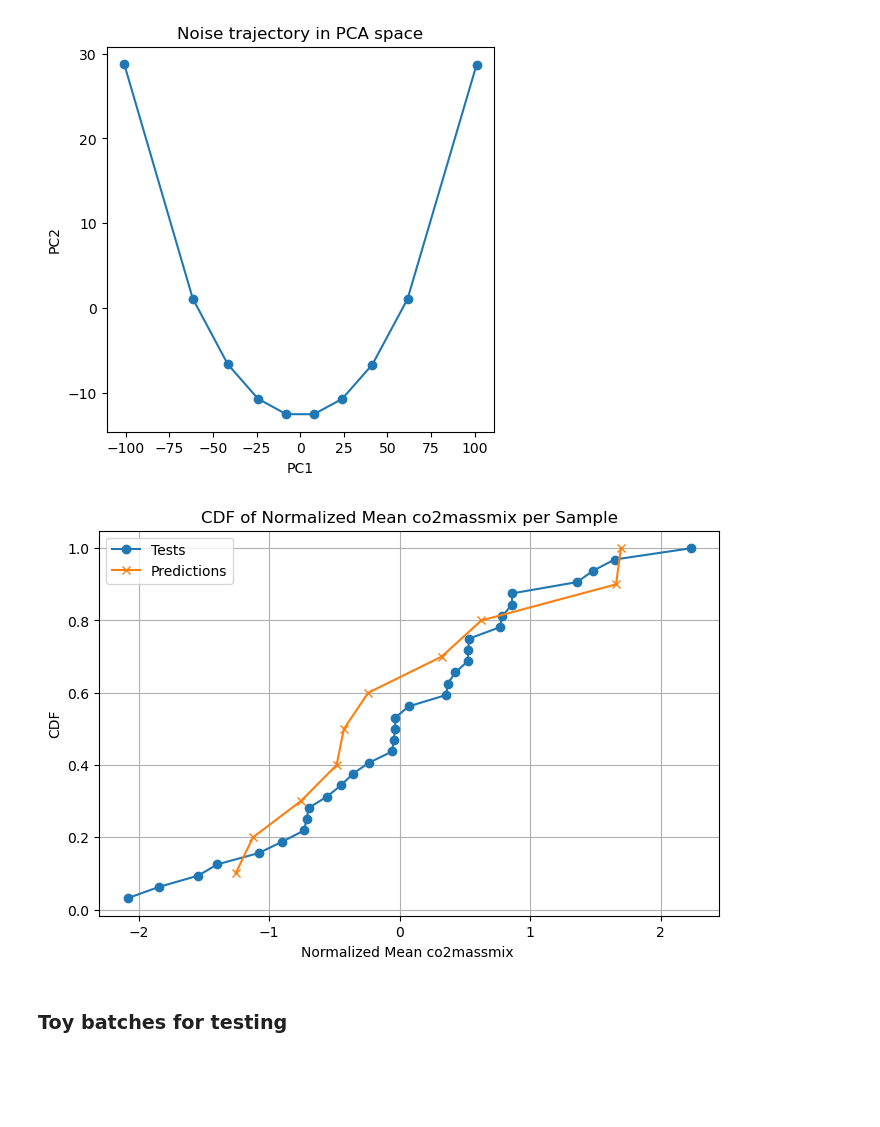
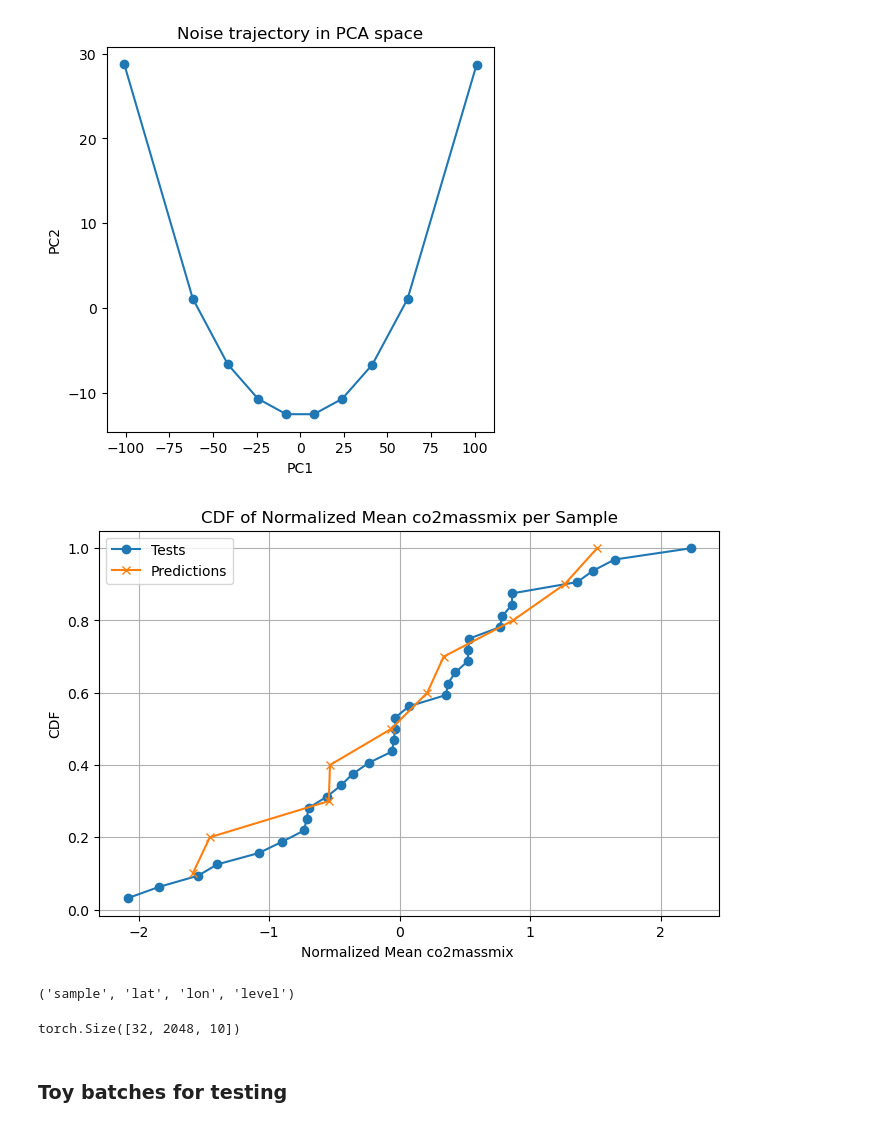
Before and after one commit to vitusbenson/neural_transport, a Jupyter notebook: neural_transport/flowmatching_dev/testScript.ipynb, the cells around one changed output. Drawn from its saved outputs; the diff is of its cells as text; code cells hidden in the pictures; blank space fills up the shorter version.

```diff
--- a/neural_transport/flowmatching_dev/testScript.ipynb
+++ b/neural_transport/flowmatching_dev/testScript.ipynb
@@ -1551,7 +1552,7 @@ def iterative_generate(
 generate_kwargs = dict(
     n_samples=10,  # 32
     masking=True,
-    pattern="satellite",  # if masking=True: "random" (default), "vertical", "horizontal", "checkerboard", "sattelite",
+    pattern="vertical",  # if masking=True: "random" (default), "vertical", "horizontal", "checkerboard", "satellite",
     obs_fraction=0.2,  # if masking=True: [0,1]
     noise=None,  # None (default), "spiral_outward_noise", "spiral_noise", "gaussian_noise", "geodesic_noise", "linear_noise",
     analyze_noise=False,
@@ -1785,12 +1780,12 @@ def plot_sample_cdf(preds, out_dir, tests=None,
 
         plt.show()
 # %%
-out_dir = "/Net/Groups/BGI/work_5/CO2_diffusion/neural_transport/neural_transport/flowmatching_dev"
+out_dir = "/Net/Groups/BGI/work_5/CO2_diffusion/neural_transport/neural_transport/flowmatching_dev/plots/"
 
 plot_sample_cdf(ds_all, out_dir, tests=batch_val,
-                    varnames=["co2massmix"], avg_over_levels=True,
-                    normalize=True,
-                    center_to_test_mean=False,
-                    imgformats=["pdf"])
+                varnames=["co2massmix"], avg_over_levels=True,
+                normalize=True,
+                center_to_test_mean=False,
+                imgformats=["pdf"])
 # %% [output]
-[figure, old version]
+[figure, new version]
@@ -1797,3 +1916,11 @@ plot_sample_cdf(ds_all, out_dir, tests=batch_val,
+# %%
+preds_var_mean.dims
+# %% [output]
+('sample', 'lat', 'lon', 'level')
+# %%
+tests_var.shape
+# %% [output]
+torch.Size([32, 2048, 10])
 # %% [markdown]
 ### Toy batches for testing
 # %%
```
Also changed, not shown: parts of 15 cells of this notebook, 4 other files.
